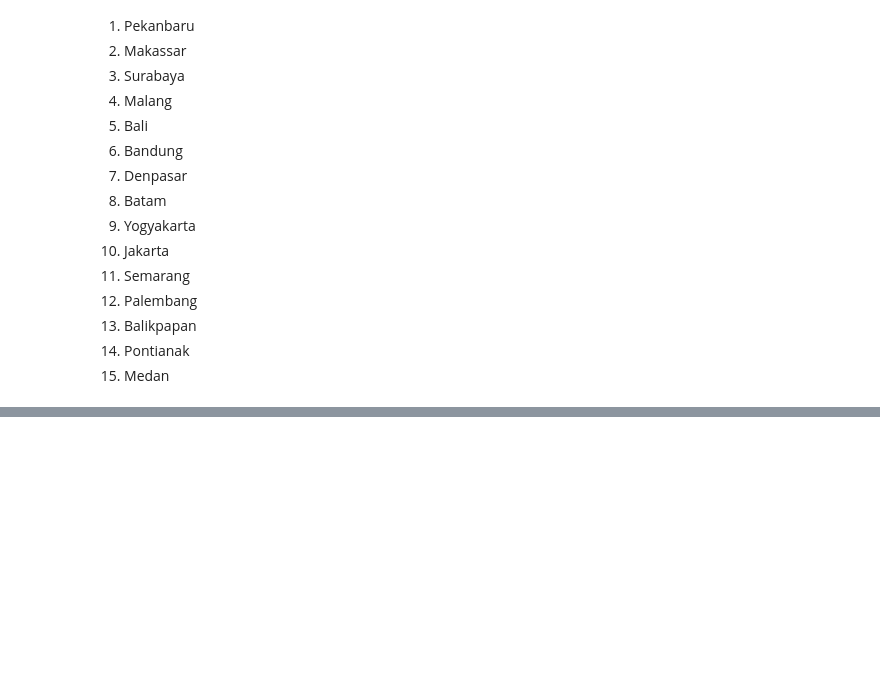
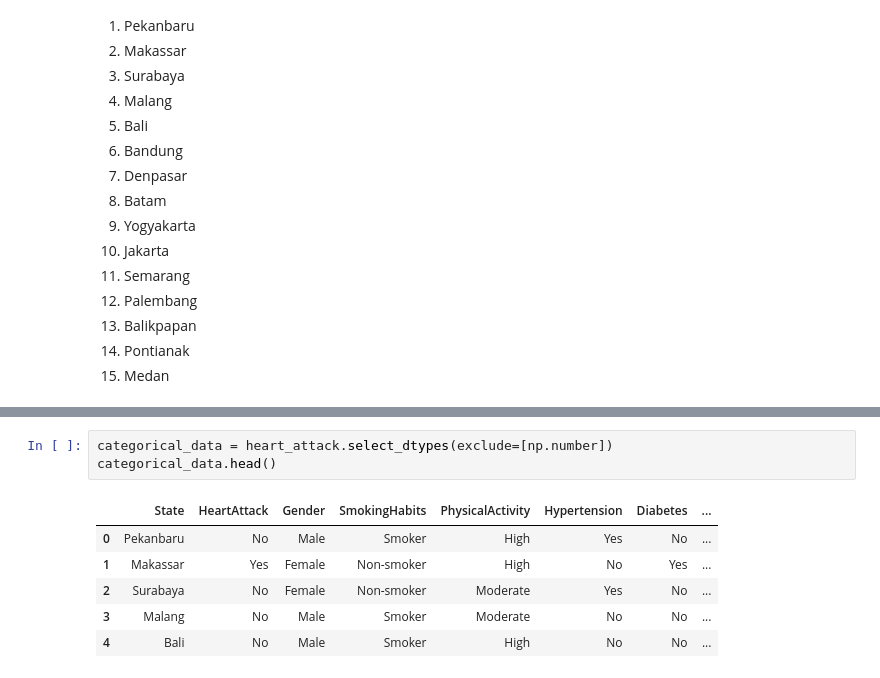
Before and after one commit to Fatur-Maulidan/Heart-Attack-Indonesia-Data-Mining-CRISPDM, a Jupyter notebook: data_mining.ipynb, the cells around one changed output, grey strips where cells are left out. Drawn from its saved outputs; the diff is of its cells as text; blank space fills up the shorter version.

```diff
--- a/data_mining.ipynb
+++ b/data_mining.ipynb
@@ -161,0 +179,10 @@ array(['Pekanbaru', 'Makassar', 'Surabaya', 'Malang', 'Bali', 'Bandung',
+# %%
+categorical_data = heart_attack.select_dtypes(exclude=[np.number])
+categorical_data.head()
+# %% [output]
+|  | State | HeartAttack | Gender | SmokingHabits | PhysicalActivity | Hypertension | Diabetes | ... |
+| 0 | Pekanbaru | No | Male | Smoker | High | Yes | No | ... |
+| 1 | Makassar | Yes | Female | Non-smoker | High | No | Yes | ... |
+| 2 | Surabaya | No | Female | Non-smoker | Moderate | Yes | No | ... |
+| 3 | Malang | No | Male | Smoker | Moderate | No | No | ... |
+| 4 | Bali | No | Male | Smoker | High | No | No | ... |
```
Also changed, not shown: parts of 23 cells of this notebook.
